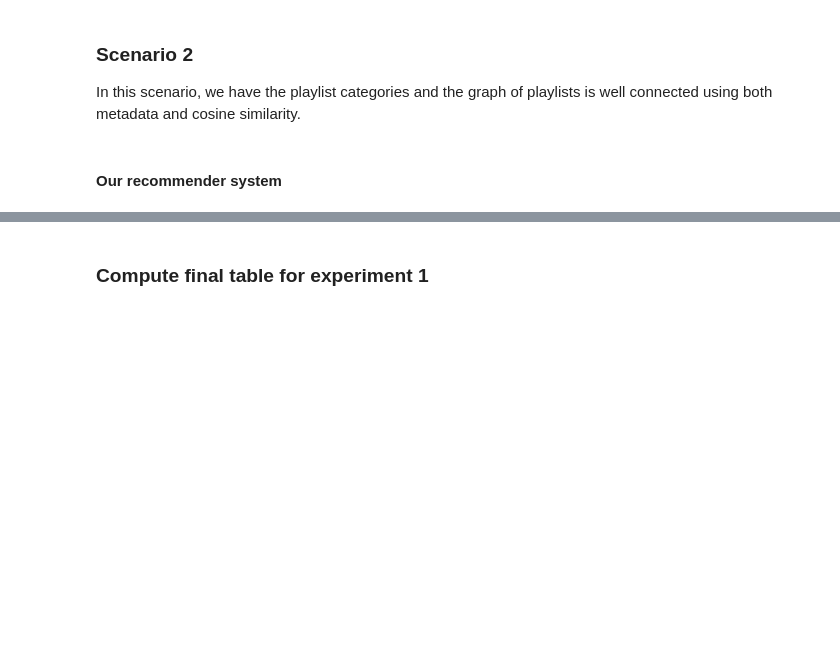
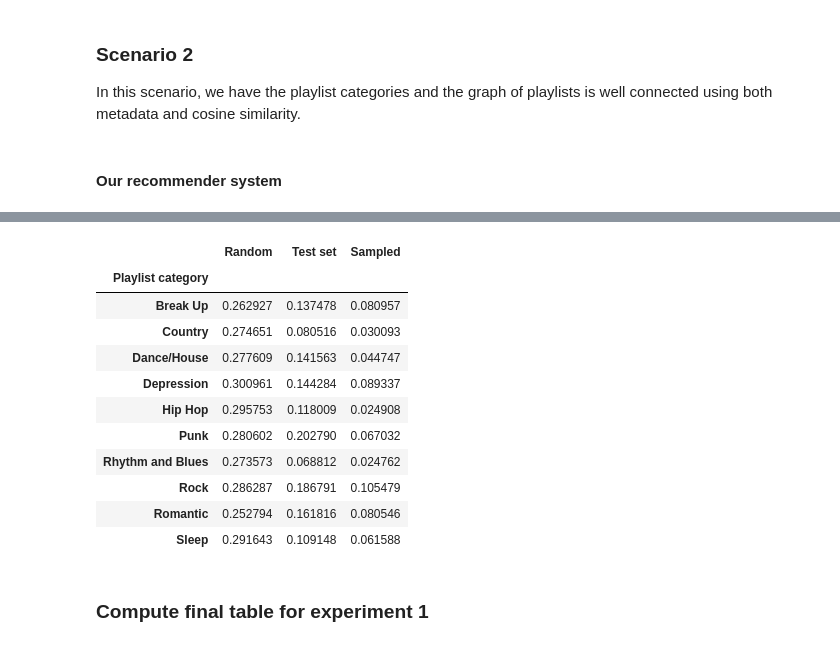
Before and after one commit to kikohs/recog, a Jupyter notebook: notebook/Rec sys.ipynb, the cells around one changed output, grey strips where cells are left out. Cells and saved outputs as stored; diff of their text form; code cells hidden in the pictures; blank space fills up the shorter version.

```diff
--- a/notebook/Rec sys.ipynb
+++ b/notebook/Rec sys.ipynb
@@ -756,3 +773,18 @@ agglomerate_results_per_category(data_path, 'p_cat_out')
+# %%
+agglomerate_results_per_category(data_path, 'mpr')
+# %% [output]
+|  | Random | Test set | Sampled |
+| Playlist category |  |  |  |
+| Break Up | 0.262927 | 0.137478 | 0.080957 |
+| Country | 0.274651 | 0.080516 | 0.030093 |
+| Dance/House | 0.277609 | 0.141563 | 0.044747 |
+| Depression | 0.300961 | 0.144284 | 0.089337 |
+| Hip Hop | 0.295753 | 0.118009 | 0.024908 |
+| Punk | 0.280602 | 0.202790 | 0.067032 |
+| Rhythm and Blues | 0.273573 | 0.068812 | 0.024762 |
+| Rock | 0.286287 | 0.186791 | 0.105479 |
+| Romantic | 0.252794 | 0.161816 | 0.080546 |
+| Sleep | 0.291643 | 0.109148 | 0.061588 |
 # %% [markdown]
 ### Compute final table for experiment 1
 # %%
```
Also changed, not shown: parts of 16 cells of this notebook.
